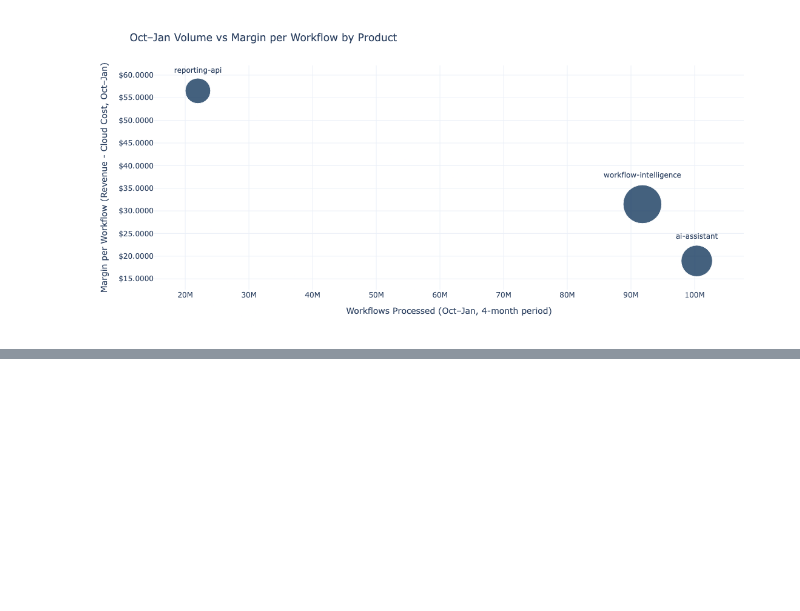
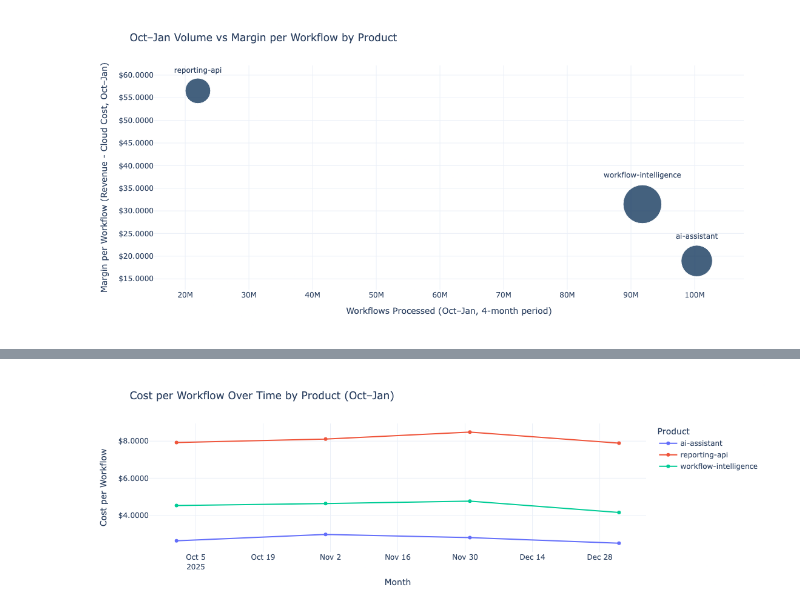
Before and after one commit to emel333/finops-dojo-lab, a Jupyter notebook: 01-aws-ai-saas-case/analysis/analysis2.ipynb, the cells around one changed output, grey strips where cells are left out. Saved outputs shown, nothing was run; the diff lists cells and outputs as text; code cells hidden in the pictures; blank space fills up the shorter version.

```diff
--- a/01-aws-ai-saas-case/analysis/analysis2.ipynb
+++ b/01-aws-ai-saas-case/analysis/analysis2.ipynb
@@ -521,0 +913,6 @@ summary
+# %%
+# checking time series for cost first
+
+
+df["usage_date"] = pd.to_datetime(df["usage_date"])
+df["month"] = df["usage_date"].dt.to_period("M").dt.to_timestamp()
@@ -521,0 +944,48 @@ summary
+# %%
+# is unit efficiency changing per product
+
+monthly_prod = (
+    df.groupby(["month", "product_name"], dropna=False)
+      .agg({
+          "forecast_baseline_cost": "sum",
+          "workflows_processed": "sum",
+      })
+      .reset_index()
+)
+
+monthly_prod = monthly_prod[monthly_prod["workflows_processed"] > 0].copy()
+
+monthly_prod["cost_per_workflow"] = (
+    monthly_prod["forecast_baseline_cost"] / monthly_prod["workflows_processed"]
+)
+
+fig = px.line(
+    monthly_prod,
+    x="month",
+    y="cost_per_workflow",
+    color="product_name",
+    markers=True,
+    title="Cost per Workflow Over Time by Product (Oct–Jan)",
+)
+
+fig.update_traces(
+    hovertemplate=(
+        "<b>%{x|%Y-%m}</b><br>"
+        "%{legendgroup}: $%{y:,.4f} per workflow"
+        "<extra></extra>"
+    )
+)
+
+fig.update_layout(
+    template="plotly_white",
+    xaxis_title="Month",
+    yaxis_title="Cost per Workflow",
+    yaxis_tickprefix="$",
+    yaxis_tickformat=",.4f",
+    margin=dict(l=80, r=200, t=80, b=60),
+    legend_title="Product",
+)
+
+fig.show()
+# %% [output]
+[figure, added]
```
Also changed, not shown: parts of 18 cells of this notebook.
